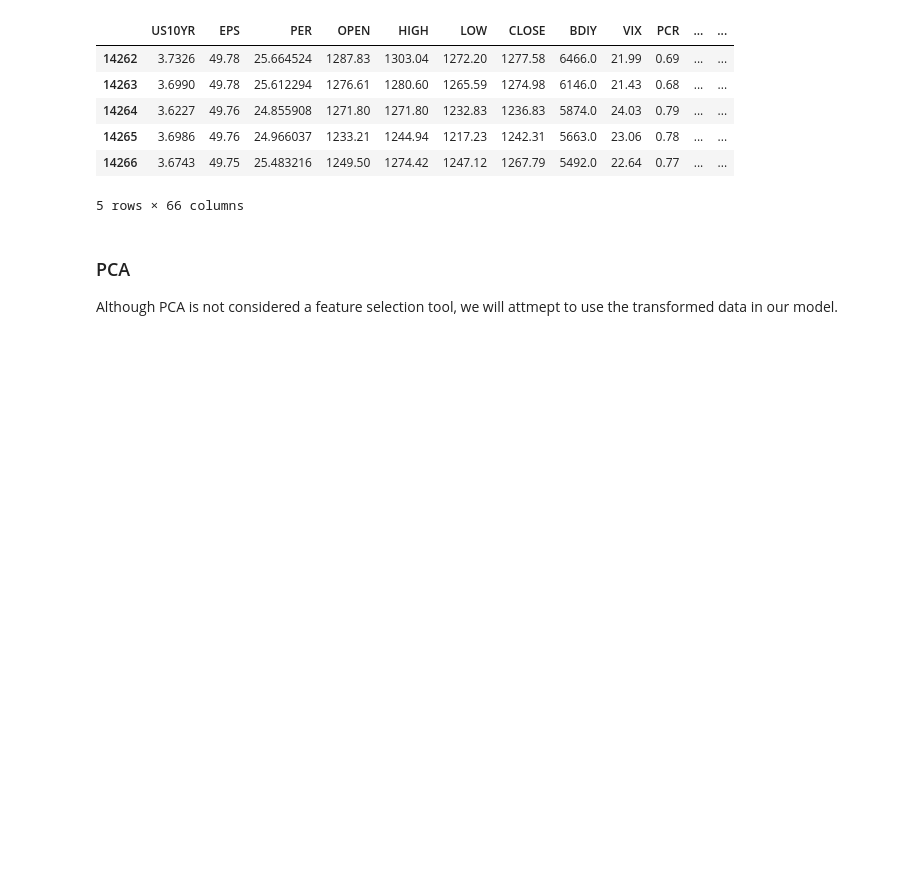
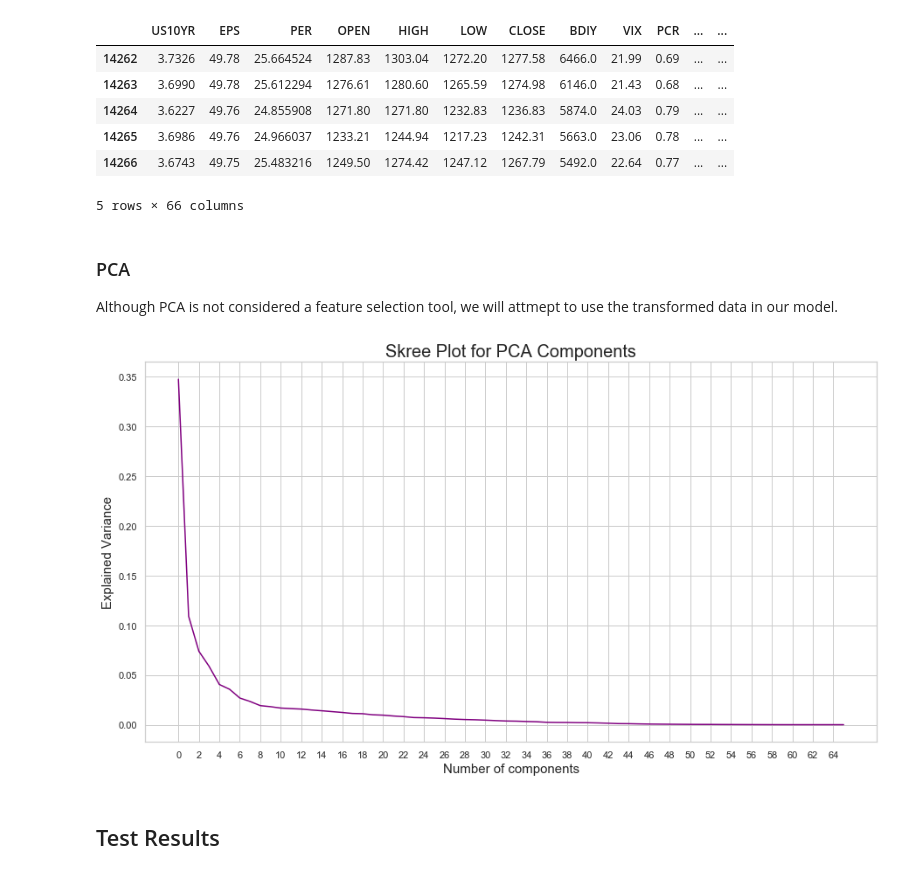
Before and after one commit to pburkepro/Hull-Tactical-Contest, a Jupyter notebook: EDA/EDA_Sergio.ipynb, the cells around one changed output. Saved outputs shown, nothing was run; the diff lists cells and outputs as text; code cells hidden in the pictures; blank space fills up the shorter version.

```diff
--- a/EDA/EDA_Sergio.ipynb
+++ b/EDA/EDA_Sergio.ipynb
@@ -130,7 +132,41 @@ feature_variables.head(5)
 | 14265 | 3.6986 | 49.76 | 24.966037 | 1233.21 | 1244.94 | 1217.23 | 1242.31 | 5663.0 | 23.06 | 0.78 | ... | ... |
 | 14266 | 3.6743 | 49.75 | 25.483216 | 1249.50 | 1274.42 | 1247.12 | 1267.79 | 5492.0 | 22.64 | 0.77 | ... | ... |
 5 rows × 66 columns
+# %%
+# Split data into training set and test set
+train_data, test_data, train_lbl, test_lbl = train_test_split(feature_variables,
+                                                             actual_returns.values,
+                                                             test_size = 0.2,
+                                                             random_state = 0)
 # %% [markdown]
 ### PCA
 
 Although PCA is not considered a feature selection tool, we will attmept to use the transformed data in our model.
+# %%
+# Initialize Class to apply standard transformation on data
+scaler = StandardScaler()
+# Fit ; Compute the mean and std to be used for later scaling
+scaler.fit(train_data)
+# Apply standard transformaiton to test and training data
+transformed_train_data = scaler.transform(train_data)
+transformed_test_data = scaler.transform(test_data)
+# %%
+# Initialize PCA class
+pca = PCA(svd_solver='full')
+# Fit PCA to trainig set
+pca.fit(transformed_train_data)
+# Apply PCA to both training and test data
+pca_train_data = pca.transform(transformed_train_data)
+pca_test_data = pca.transform(transformed_test_data)
+# %%
+# Skree plot for PCA
+plt.figure(figsize=(15,8))
+sns.set(style="whitegrid")
+sns.lineplot(x = range(66) , y = pca.explained_variance_ratio_,
+            color = "purple")
+plt.title("Skree Plot for PCA Components", size = 20)
+plt.ylabel("Explained Variance", size = 15)
+plt.xlabel("Number of components", size = 15)
+plt.xticks(np.arange(0, 66, 2));
+# %% [output]
+[figure, added]
@@ -136,0 +186,2 @@ Although PCA is not considered a feature selection tool, we will attmept to use
+# %% [markdown]
+## Test Results
```
Also changed, not shown: parts of 4 cells of this notebook.
